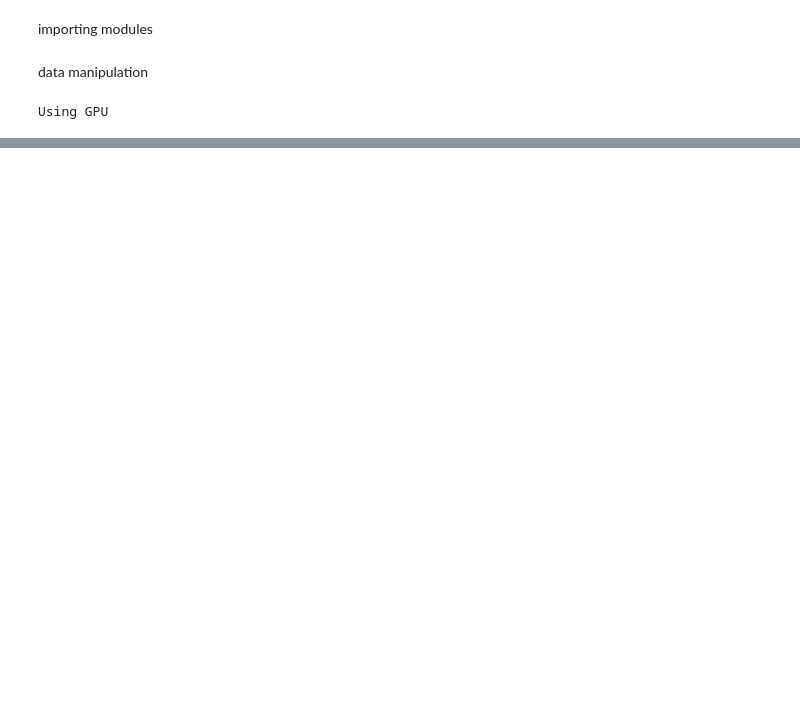
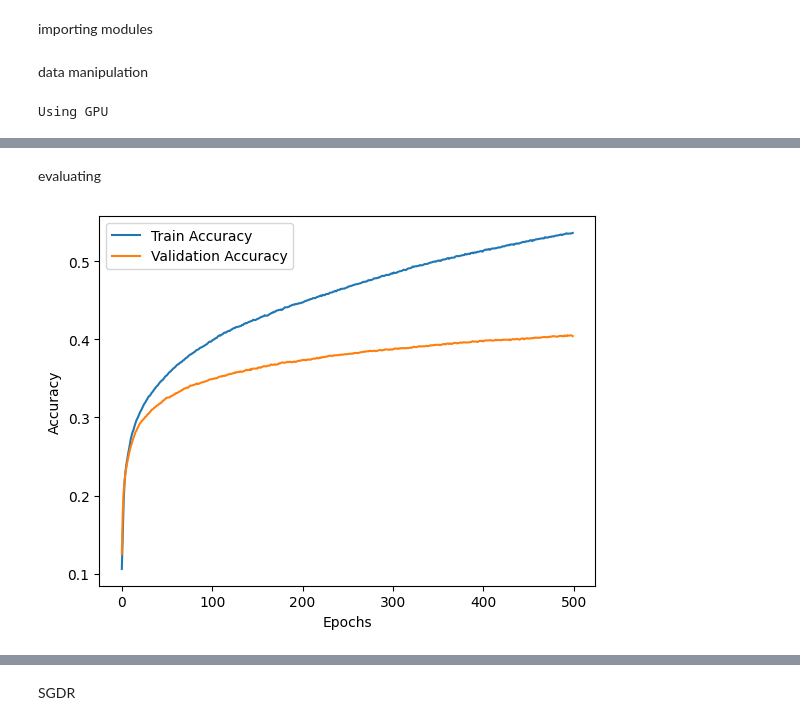
Before and after one commit to hussein37156/CI_project, a Jupyter notebook: Milestone_1/milestone_1.ipynb, the cells around one changed output, grey strips where cells are left out. Cells and saved outputs as stored; diff of their text form; code cells hidden in the pictures; blank space fills up the shorter version.

```diff
--- a/Milestone_1/milestone_1.ipynb
+++ b/Milestone_1/milestone_1.ipynb
@@ -101,0 +171,23 @@ Test Accuracy: 0.41690000891685486
+# %%
+model_3 = models.Sequential(
+    [
+        layers.Input(shape=(1024)),
+        layers.Dense(300, activation='relu', kernel_regularizer=regularizers.l2(0.001)),
+        layers.Dense(10, activation='softmax', kernel_regularizer=regularizers.l2(0.001))
+    ]
+)
+model_3.summary()
+
+model_3.compile(
+    optimizer=keras.optimizers.SGD(learning_rate=0.001, momentum=0.9, nesterov=True),
+    loss=keras.losses.SparseCategoricalCrossentropy(),
+    metrics=['accuracy'],
+    loss_weights=None,
+    sample_weight_mode=None,
+    weighted_metrics=None
+)
+
+
+T5= time.time()
+history_3 = model_3.fit(x_train, y_train, epochs=500, batch_size=3000, validation_split=0.5)
+T6= time.time()
@@ -101,0 +212,16 @@ Test Accuracy: 0.41690000891685486
+# %% [markdown]
+evaluating
+# %%
+plt.plot(history_3.history['accuracy'], label='Train Accuracy')
+plt.plot(history_3.history['val_accuracy'], label='Validation Accuracy')
+plt.xlabel('Epochs')
+plt.ylabel('Accuracy')
+plt.legend()
+plt.show()
+
+loss,accuracy =model_3.evaluate(x_test,y_test)
+print(f'Test Loss: {loss}')
+print(f'Test Accuracy: {accuracy}')
+print(f'Time taken: {T6-T5}')
+# %% [output]
+[figure, added]
@@ -101,0 +232,2 @@ Test Accuracy: 0.41690000891685486
+# %% [markdown]
+SGDR
```
Also changed, not shown: parts of 23 cells of this notebook.
